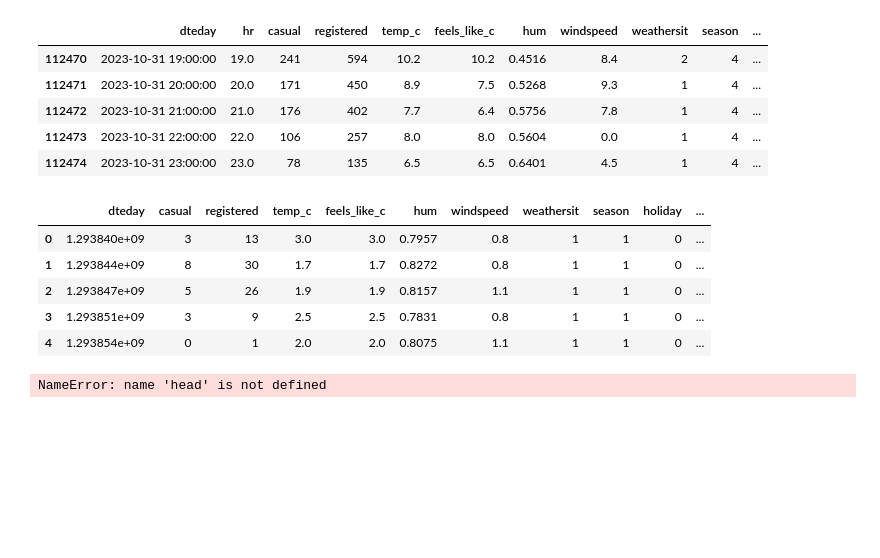
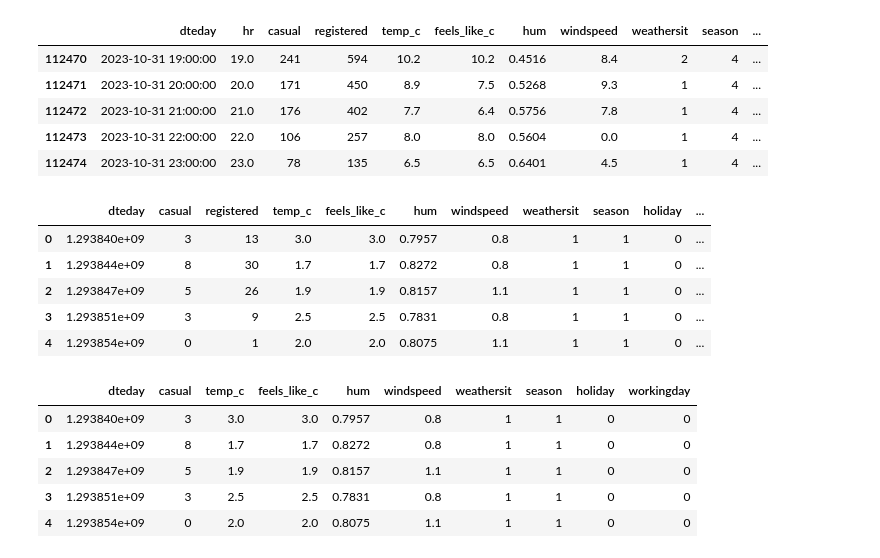
Before and after one commit to MarshallPotts/CSE450-Machine-Learning, a Jupyter notebook: case_study4.ipynb, the cells around one changed output. Drawn from its saved outputs; the diff is of its cells as text; code cells hidden in the pictures; blank space fills up the shorter version.

```diff
--- a/case_study4.ipynb
+++ b/case_study4.ipynb
@@ -73,9 +74,15 @@ bikes.head()
 | 2 | 1.293847e+09 | 5 | 26 | 1.9 | 1.9 | 0.8157 | 1.1 | 1 | 1 | 0 | ... |
 | 3 | 1.293851e+09 | 3 | 9 | 2.5 | 2.5 | 0.7831 | 0.8 | 1 | 1 | 0 | ... |
 | 4 | 1.293854e+09 | 0 | 1 | 2.0 | 2.0 | 0.8075 | 1.1 | 1 | 1 | 0 | ... |
-# %%
-#scale the dataset
-scaler = MinMaxScaler()
-bikes = scaler.fit_transform(bikes)
-# %% [output]
-NameError: name 'head' is not defined
+# %%
+#create two dataframes one for predicting registered and one for predicting casual
+bikes_reg = bikes.drop(columns=['casual'])
+bikes_casual = bikes.drop(columns=['registered'])
+bikes_casual.head()
+# %% [output]
+|  | dteday | casual | temp_c | feels_like_c | hum | windspeed | weathersit | season | holiday | workingday |
+| 0 | 1.293840e+09 | 3 | 3.0 | 3.0 | 0.7957 | 0.8 | 1 | 1 | 0 | 0 |
+| 1 | 1.293844e+09 | 8 | 1.7 | 1.7 | 0.8272 | 0.8 | 1 | 1 | 0 | 0 |
+| 2 | 1.293847e+09 | 5 | 1.9 | 1.9 | 0.8157 | 1.1 | 1 | 1 | 0 | 0 |
+| 3 | 1.293851e+09 | 3 | 2.5 | 2.5 | 0.7831 | 0.8 | 1 | 1 | 0 | 0 |
+| 4 | 1.293854e+09 | 0 | 2.0 | 2.0 | 0.8075 | 1.1 | 1 | 1 | 0 | 0 |
```
Also changed, not shown: parts of 3 cells of this notebook.
